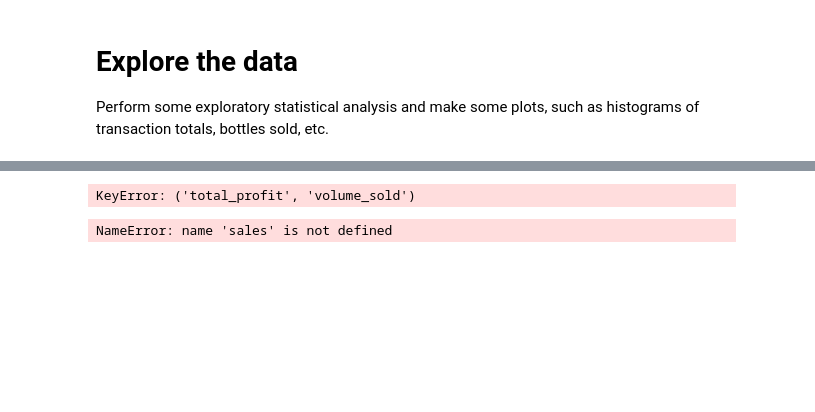
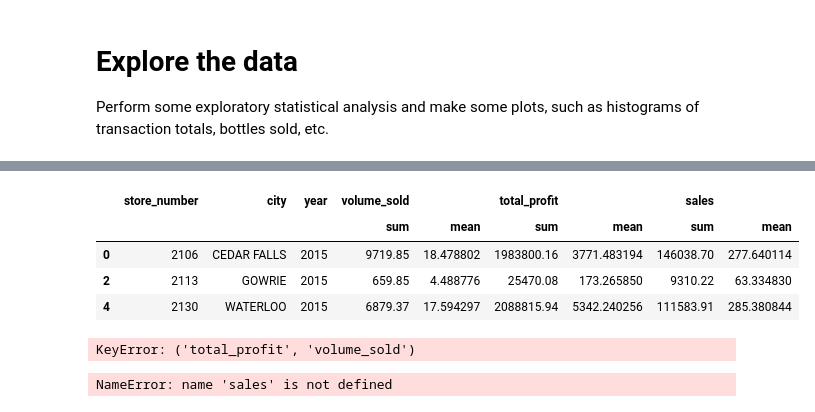
Before and after one commit to spockl/GA-DSI, a Jupyter notebook: projects/projects-weekly/Pocklington_Project-03.ipynb, the cells around one changed output, grey strips where cells are left out. Saved outputs shown, nothing was run; the diff lists cells and outputs as text; code cells hidden in the pictures; blank space fills up the shorter version.

```diff
--- a/projects/projects-weekly/Pocklington_Project-03.ipynb
+++ b/projects/projects-weekly/Pocklington_Project-03.ipynb
@@ -193,6 +225,13 @@ Perform some exploratory statistical analysis and make some plots, such as histo
 # %%
-
+# Create table with just the year 2015
 store_sales_2015 = store_sales[store_sales['year'] == 2015]
+store_sales_2015.head(3)
+# %% [output]
+|  | store_number | city | year | volume_sold |  | total_profit |  | sales |  |
+|  |  |  |  | sum | mean | sum | mean | sum | mean |
+| 0 | 2106 | CEDAR FALLS | 2015 | 9719.85 | 18.478802 | 1983800.16 | 3771.483194 | 146038.70 | 277.640114 |
+| 2 | 2113 | GOWRIE | 2015 | 659.85 | 4.488776 | 25470.08 | 173.265850 | 9310.22 | 63.334830 |
+| 4 | 2130 | WATERLOO | 2015 | 6879.37 | 17.594297 | 2088815.94 | 5342.240256 | 111583.91 | 285.380844 |
 # %%
 store_sales_2015_sort = store_sales_2015.sort([('total_profit', 'volume_sold')], ascending = False)
 
```
Also changed, not shown: parts of 8 cells of this notebook.
